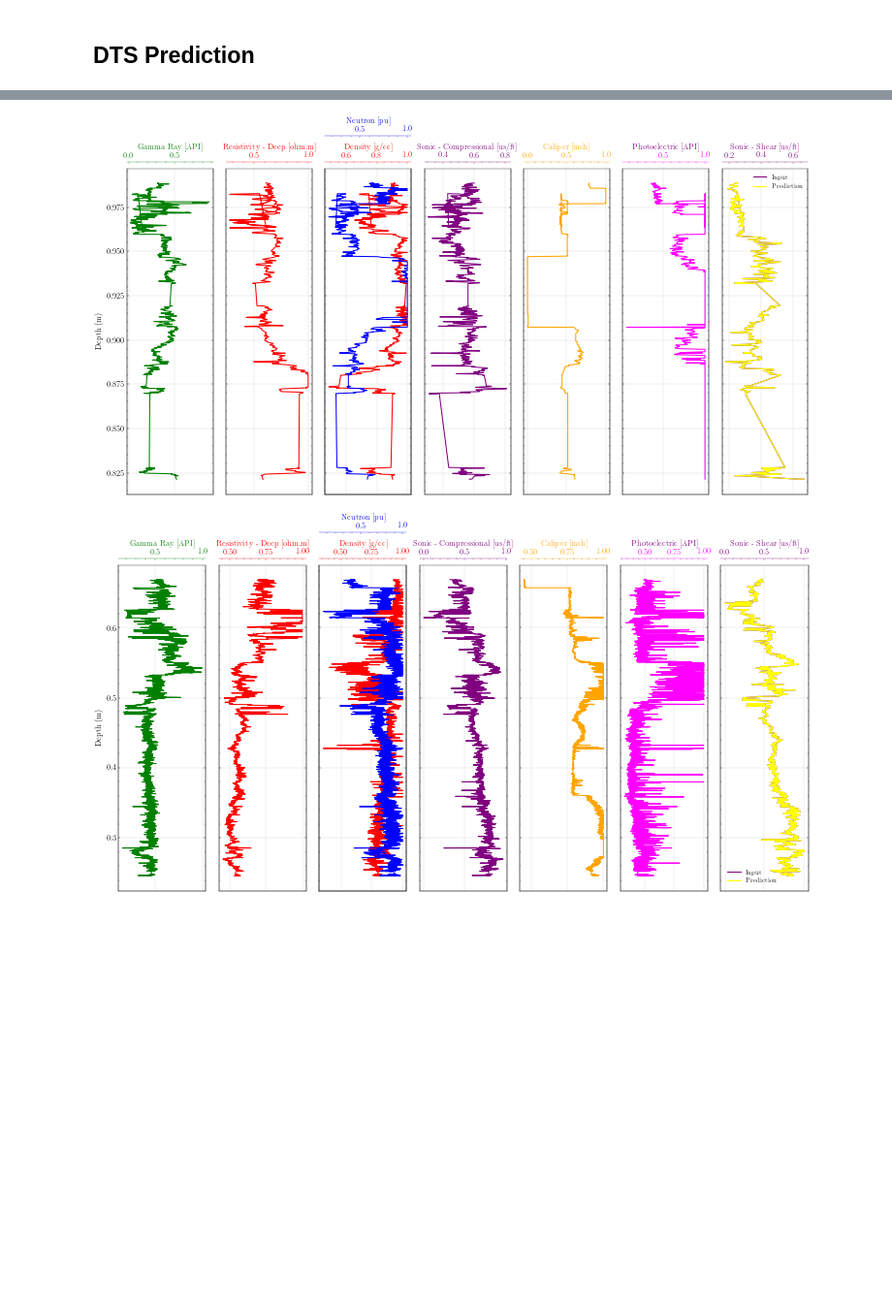
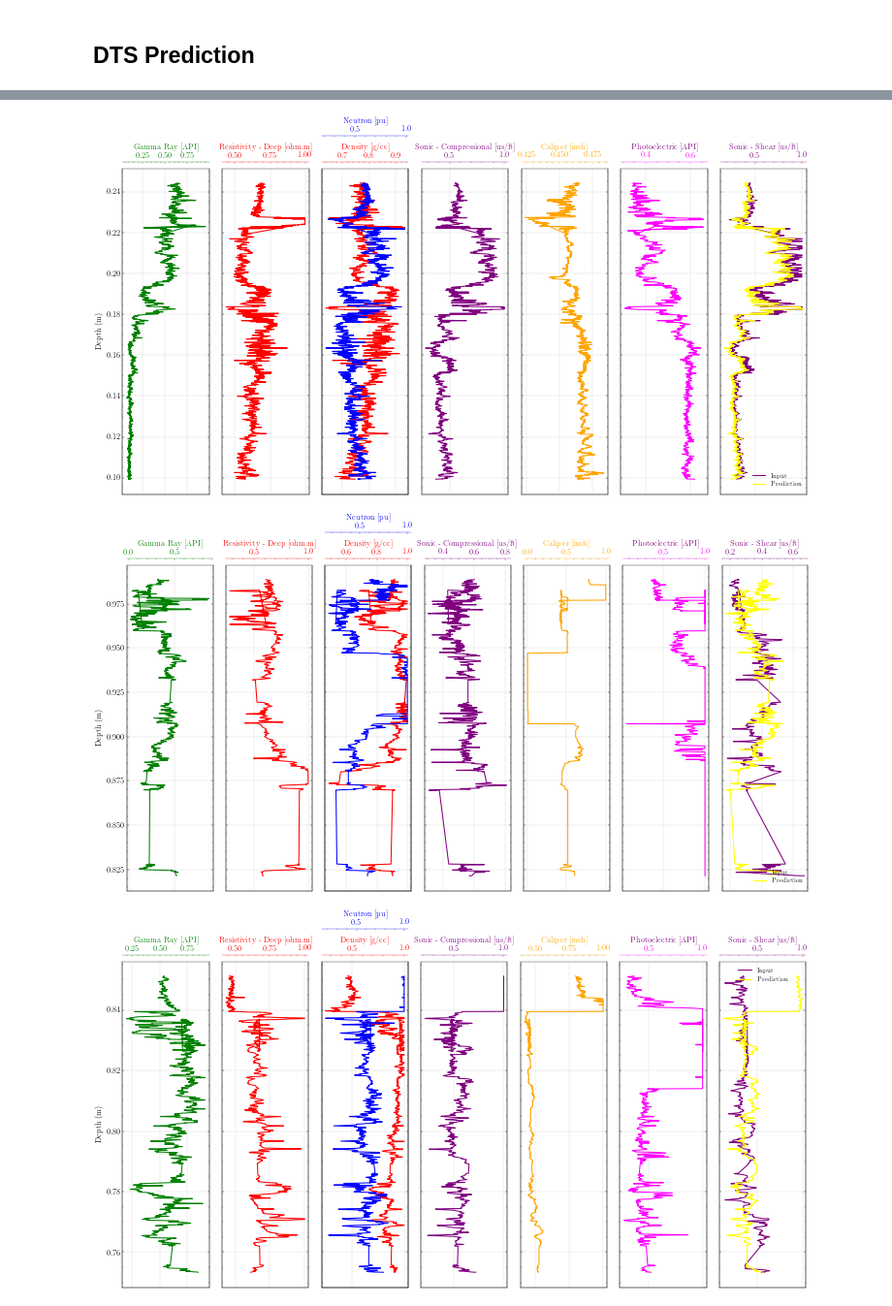
Before and after one commit to hatsyim/wireline-attention, a Jupyter notebook: notebook/01_visualization.ipynb, the cells around one changed output, grey strips where cells are left out. Shown at 97% size. Drawn from its saved outputs; the diff is of its cells as text; code cells hidden in the pictures; blank space fills up the shorter version.

Commit message:
DTS prediction validated visually and successfully!

```diff
--- a/notebook/01_visualization.ipynb
+++ b/notebook/01_visualization.ipynb
@@ -295,7 +295,7 @@ def plot_wirelines_dts(df1, df2=None, label1=None, label2=None):
     ax8.tick_params(axis='x', colors="purple")
     ax8.spines["top"].set_edgecolor("purple")
     if (df2 != None).all().values[0]:
-        ax8.plot("DTS", "DEPTH_MD", data=df1, color = "yellow", lw = 1.5, label=label2)
+        ax8.plot("DTS", "DEPTH_MD", data=df2, color = "yellow", lw = 1.5, label=label2)
         ax8.legend()
 
     # Common functions for setting up the plot can be extracted into
@@ -719,11 +719,19 @@ pred_valid_df['WELL'] = valid_dataset.data['WELL']
 train_well = np.unique(train_dataset.data['WELL'].values)
 valid_well = np.unique(valid_dataset.data['WELL'].values)
 
+print('Training')
+
 for i in range(len(train_well)):
-        if i % 10 == 0:
+        if i % 5 == 0:
                 df1 = input_train_df[input_train_df['WELL']==train_well[i]]
                 df2 = pred_train_df[pred_train_df['WELL']==train_well[i]]
                 plot_wirelines_dts(df1, df2, label1='Input', label2='Prediction')
 
-# plt.plot(input_train_df['DTC'])
+print('Validation')
+
+for i in range(len(valid_well)):
+        if i % 2 == 0:
+                df1 = input_valid_df[input_valid_df['WELL']==valid_well[i]]#.head(256)
+                df2 = pred_valid_df[pred_valid_df['WELL']==valid_well[i]]#.head(256)
+                plot_wirelines_dts(df1, df2, label1='Input', label2='Prediction')
 # %% [output]
@@ -731,2 +740,3 @@ for i in range(len(train_well)):
-[figure, old version]
+[figure, new version]
-[figure, old version]
+[figure, new version]
+[figure, added]
```
Also changed, not shown: parts of 5 cells of this notebook.
